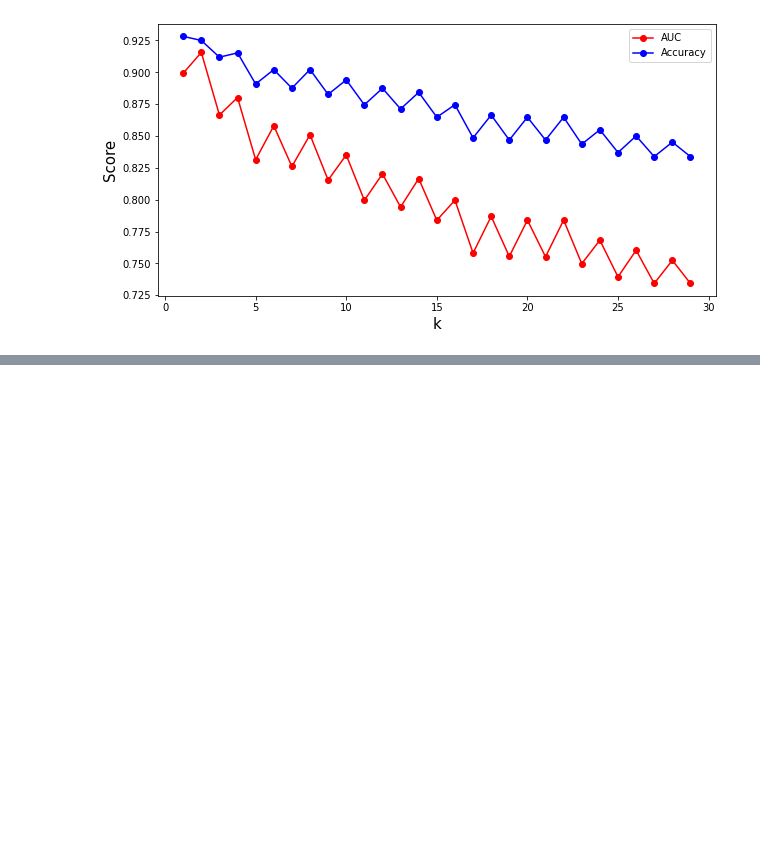
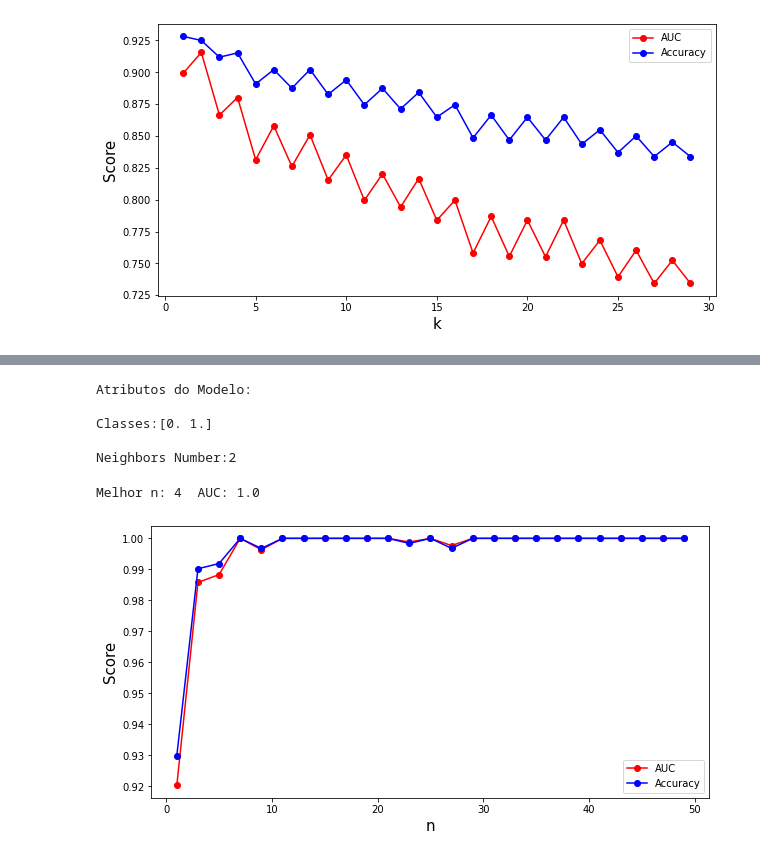
Before and after one commit to mauriciosobrinho/credit-risk-predict, a Jupyter notebook: models/credit-risk-model.ipynb, the cells around one changed output, grey strips where cells are left out. Drawn from its saved outputs; the diff is of its cells as text; code cells hidden in the pictures; blank space fills up the shorter version.

```diff
--- a/models/credit-risk-model.ipynb
+++ b/models/credit-risk-model.ipynb
@@ -245,4 +223,5 @@ print(X)
 # %%
 #Para o conjunto de teste
-data_test = test.to_numpy()
-X_test = data_test
+#data_test = test.to_numpy()
+#X_test = data_test
+#X_test
@@ -252,7 +245,7 @@ from sklearn.preprocessing import StandardScaler
 scaler = StandardScaler().fit(X)
 X = scaler.transform(X)
 
-X_test = scaler.transform(X_test)
+#X_test = scaler.transform(X_test)
 
 print('Dados transformados:')
 print('Media: ', np.mean(X, axis = 0))
@@ -405,0 +437,12 @@ Melhor k: 2  AUC: 0.915639680596841
+# %%
+#Gravando resultado do Knn
+knn_model = KNeighborsClassifier(n_neighbors=best_k, metric = 'euclidean')
+knn_model.fit(X,y)
+
+y_pred = knn_model.predict(X_test)
+y_pred = np.array(y_pred, dtype = int)
+knn_prediction = pd.DataFrame()
+knn_prediction['Loan_ID'] = Loan_ID_test
+knn_prediction['Loan_Status'] = y_pred
+
+knn_prediction.to_csv('Credit-Risk-Knn.csv', index = False)
@@ -405,0 +482,53 @@ Melhor k: 2  AUC: 0.915639680596841
+# %%
+#Verificando os atributos do modelo
+print('Atributos do Modelo:\n\nClasses:{}\n\nNeighbors Number:{}'.format(knn_model.classes_, knn_model.n_neighbors))
+# %% [output]
+Atributos do Modelo:
+
+Classes:[0. 1.]
+
+Neighbors Number:2
+# %%
+#Random forest
+from sklearn.ensemble import RandomForestClassifier
+from sklearn.model_selection import StratifiedKFold
+from sklearn.model_selection import KFold
+from sklearn.metrics import accuracy_score
+from sklearn.metrics import roc_auc_score
+
+cv = StratifiedKFold(n_splits=10, shuffle=True, random_state=1)
+#cv = KFold(n_splits=10)
+# enumerate the splits and summarize the distributions
+mauc = []
+macc = []
+vn = []
+for n in range(1, 50,2):
+    vauc = []
+    vacc = []
+    for train_index, test_index in cv.split(X, y):
+        # select rows
+        x_train, x_test = X[train_index], X[test_index]
+        y_train, y_test = y[train_index], y[test_index]
+
+        model = RandomForestClassifier(n_estimators=n)
+        model.fit(x_train,y_train)
+        y_pred = model.predict(x_test)
+        score = accuracy_score(y_pred, y_test)
+
+        vauc.append(roc_auc_score(y_test, y_pred))
+        vacc.append(accuracy_score(y_pred, y_test))
+    macc.append(np.mean(vacc))
+    mauc.append(np.mean(vauc))
+    vn.append(n)
+best_n = np.argmax(mauc)+1
+print('Melhor n:', best_n, ' AUC:',mauc[best_n-1])
+plt.figure(figsize=(10,5))
+plt.plot(vn, mauc, '-ro', label= 'AUC')
+plt.plot(vn, macc, '-bo', label = 'Accuracy')
+plt.xlabel('n', fontsize = 15)
+plt.ylabel('Score', fontsize = 15)
+plt.legend()
+plt.show()
+# %% [output]
+Melhor n: 4  AUC: 1.0
+[figure, added]
```
Also changed, not shown: parts of 46 cells of this notebook, 4 other files.
